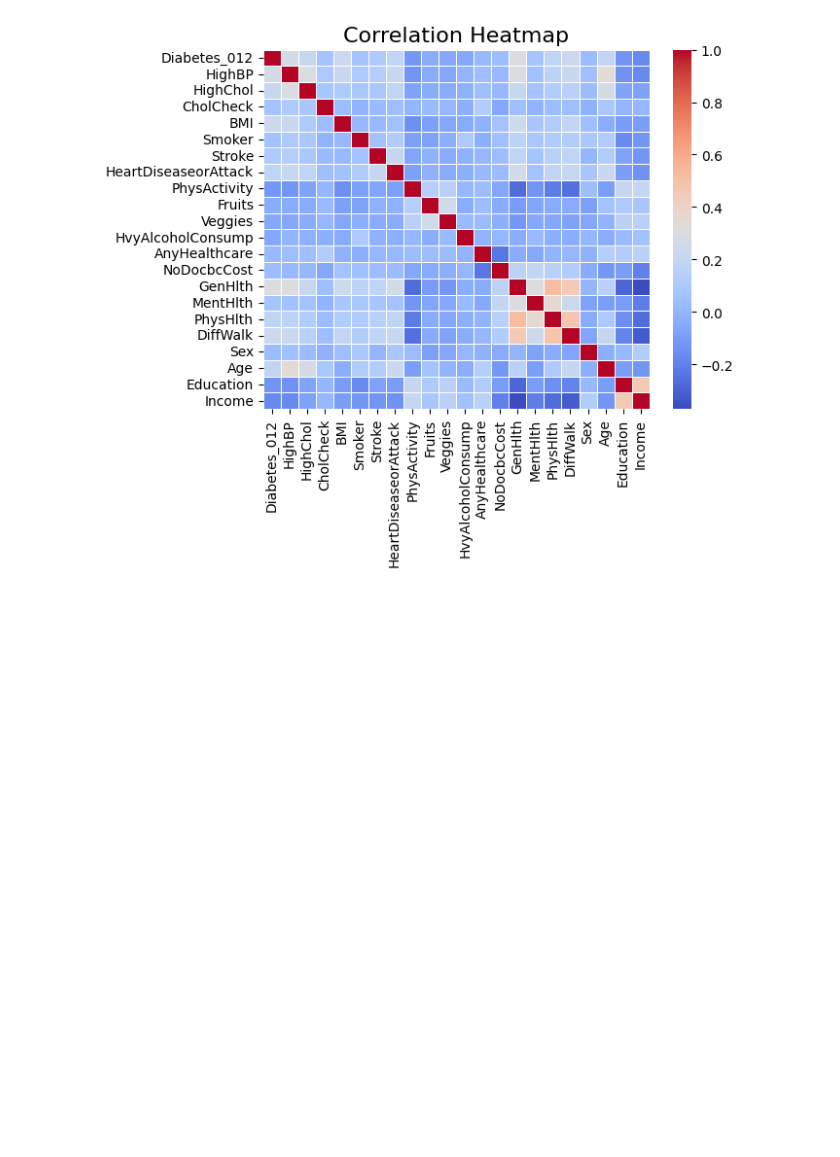
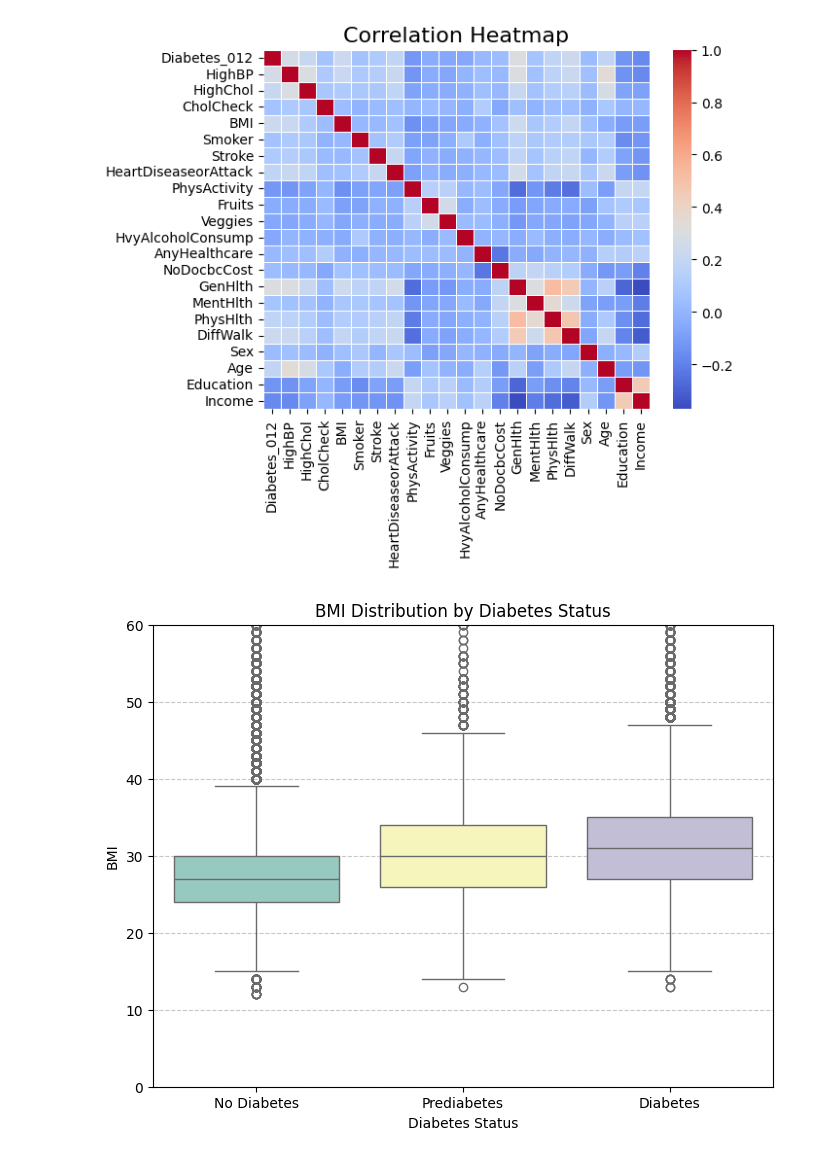
Before and after one commit to Sigmacci/diabetes-case-study, a Jupyter notebook: main.ipynb, the cells around one changed output. Saved outputs shown, nothing was run; the diff lists cells and outputs as text; code cells hidden in the pictures; blank space fills up the shorter version.

```diff
--- a/main.ipynb
+++ b/main.ipynb
@@ -116,0 +127,12 @@ plt.show()
+# %%
+plt.figure(figsize=(8, 6))
+sns.boxplot(x="Diabetes_012", y="BMI", data=df, palette="Set3")
+plt.title("BMI Distribution by Diabetes Status")
+plt.xlabel("Diabetes Status")
+plt.ylabel("BMI")
+plt.xticks([0, 1, 2], ["No Diabetes", "Prediabetes", "Diabetes"])
+plt.grid(axis="y", linestyle="--", alpha=0.7)
+plt.ylim(0, 60)
+plt.show()
+# %% [output]
+[figure, added]
```
Also changed, not shown: parts of 32 cells of this notebook.
